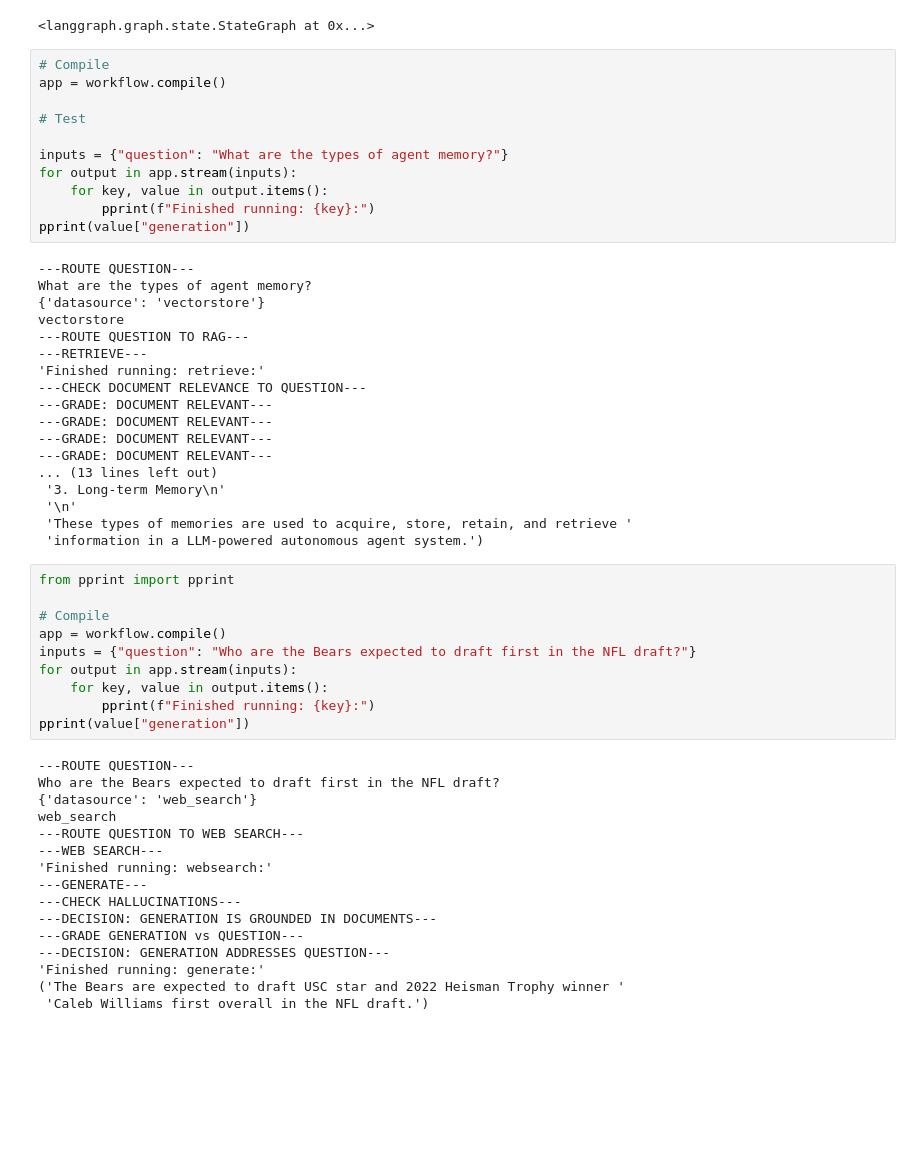
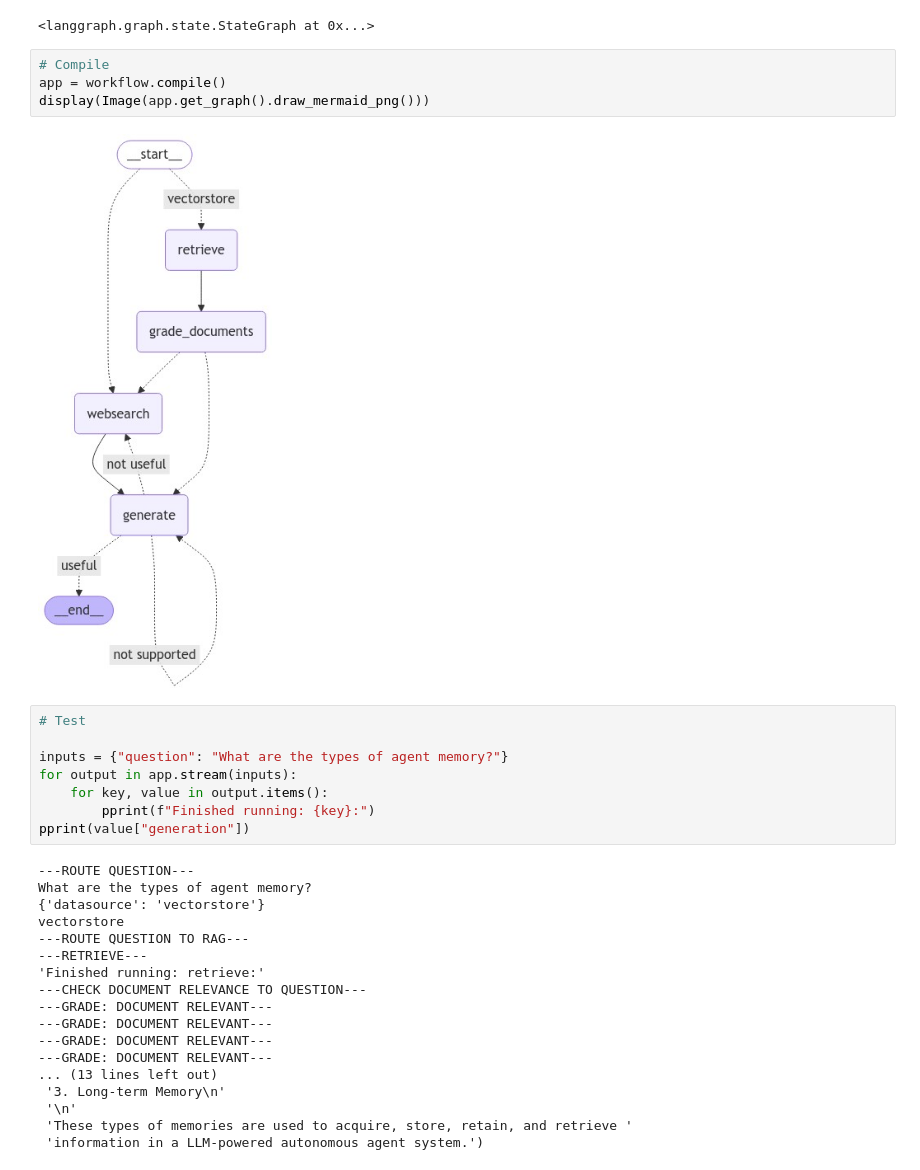
Before and after one commit to inoue0426/Example_LangGraph, a Jupyter notebook: local_RAG_agent_Llama3.ipynb, the cells around one changed output. Drawn from its saved outputs; the diff is of its cells as text; blank space fills up the shorter version.

Commit message:
add the graph explanation

```diff
--- a/local_RAG_agent_Llama3.ipynb
+++ b/local_RAG_agent_Llama3.ipynb
@@ -447,10 +449,13 @@ workflow.add_conditional_edges(
 )
 # %% [output]
 <langgraph.graph.state.StateGraph at 0x...>
+# %%
+# Compile
+app = workflow.compile()
+display(Image(app.get_graph().draw_mermaid_png()))
+# %% [output]
+[figure, added]
 # %%
-# Compile
-app = workflow.compile()
-
 # Test
 
 inputs = {"question": "What are the types of agent memory?"}
@@ -476,29 +481,3 @@ vectorstore
  '\n'
  'These types of memories are used to acquire, store, retain, and retrieve '
  'information in a LLM-powered autonomous agent system.')
-# %%
-from pprint import pprint
-
-# Compile
-app = workflow.compile()
-inputs = {"question": "Who are the Bears expected to draft first in the NFL draft?"}
-for output in app.stream(inputs):
-    for key, value in output.items():
-        pprint(f"Finished running: {key}:")
-pprint(value["generation"])
-# %% [output]
----ROUTE QUESTION---
-Who are the Bears expected to draft first in the NFL draft?
-{'datasource': 'web_search'}
-web_search
----ROUTE QUESTION TO WEB SEARCH---
----WEB SEARCH---
-'Finished running: websearch:'
----GENERATE---
----CHECK HALLUCINATIONS---
----DECISION: GENERATION IS GROUNDED IN DOCUMENTS---
----GRADE GENERATION vs QUESTION---
----DECISION: GENERATION ADDRESSES QUESTION---
-'Finished running: generate:'
-('The Bears are expected to draft USC star and 2022 Heisman Trophy winner '
- 'Caleb Williams first overall in the NFL draft.')
```
Also changed, not shown: parts of 8 cells of this notebook, 1 other file.
